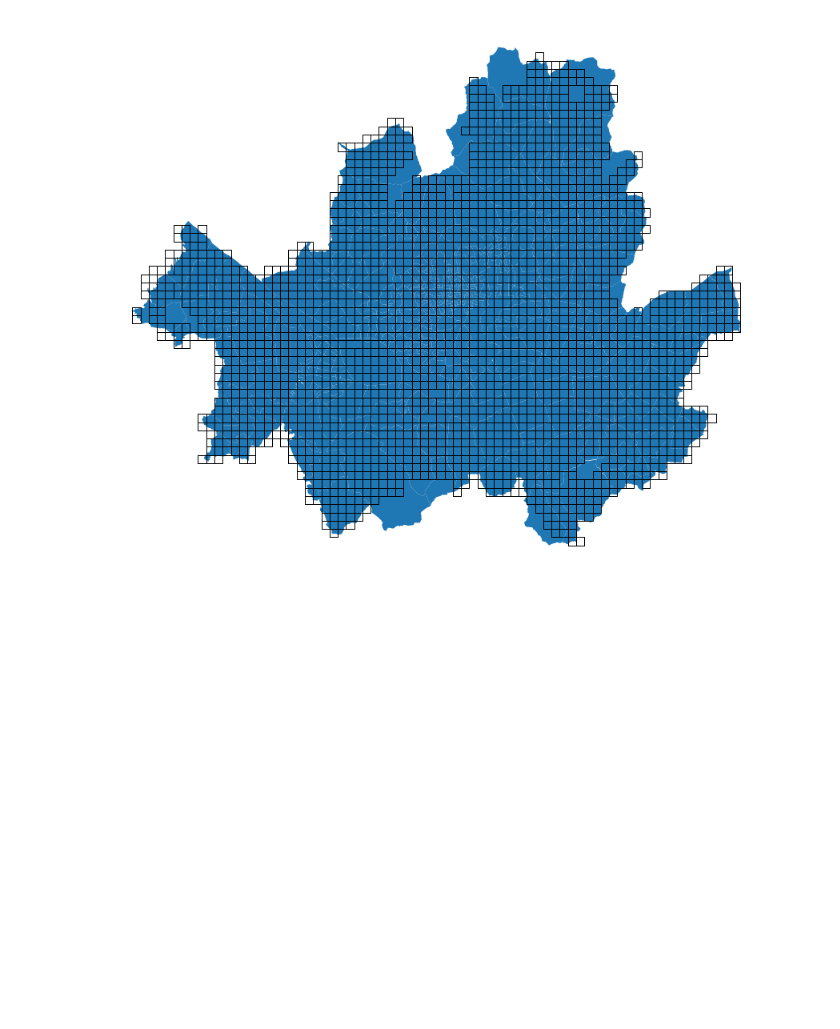
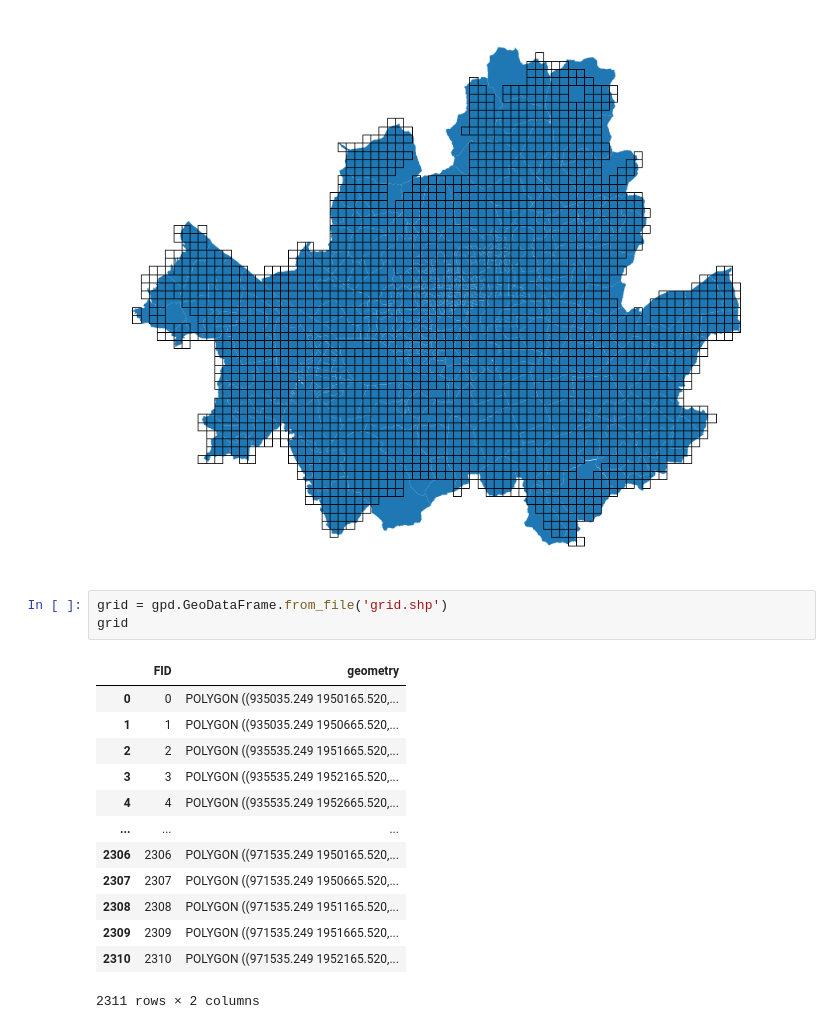
Before and after one commit to ddangchani/IOT_hackathon, a Jupyter notebook: seoul_grid.ipynb, the cells around one changed output. Drawn from its saved outputs; the diff is of its cells as text; blank space fills up the shorter version.

Commit message:
seoul_grid finished

```diff
--- a/seoulmap.ipynb
+++ b/seoul_grid.ipynb
@@ -119,3 +127,20 @@ plt.axis('off')
 plt.show()
 # %% [output]
 [figure]
+# %%
+grid = gpd.GeoDataFrame.from_file('grid.shp')
+grid
+# %% [output]
+|  | FID | geometry |
+| 0 | 0 | POLYGON ((935035.249 1950165.520,... |
+| 1 | 1 | POLYGON ((935035.249 1950665.520,... |
+| 2 | 2 | POLYGON ((935535.249 1951665.520,... |
+| 3 | 3 | POLYGON ((935535.249 1952165.520,... |
+| 4 | 4 | POLYGON ((935535.249 1952665.520,... |
+| ... | ... | ... |
+| 2306 | 2306 | POLYGON ((971535.249 1950165.520,... |
+| 2307 | 2307 | POLYGON ((971535.249 1950665.520,... |
+| 2308 | 2308 | POLYGON ((971535.249 1951165.520,... |
+| 2309 | 2309 | POLYGON ((971535.249 1951665.520,... |
+| 2310 | 2310 | POLYGON ((971535.249 1952165.520,... |
+2311 rows × 2 columns
```
Also changed, not shown: parts of 5 cells of this notebook, 1 other file.
